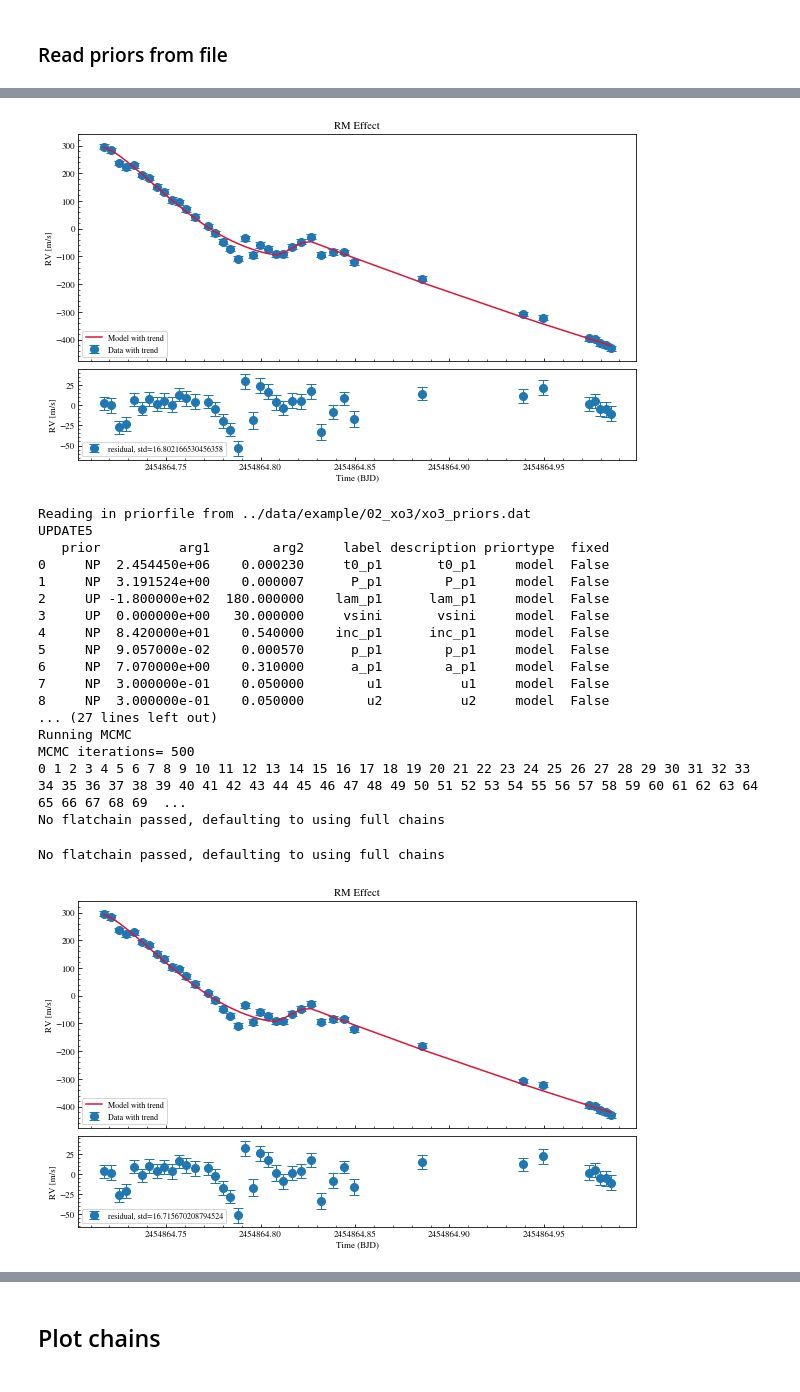
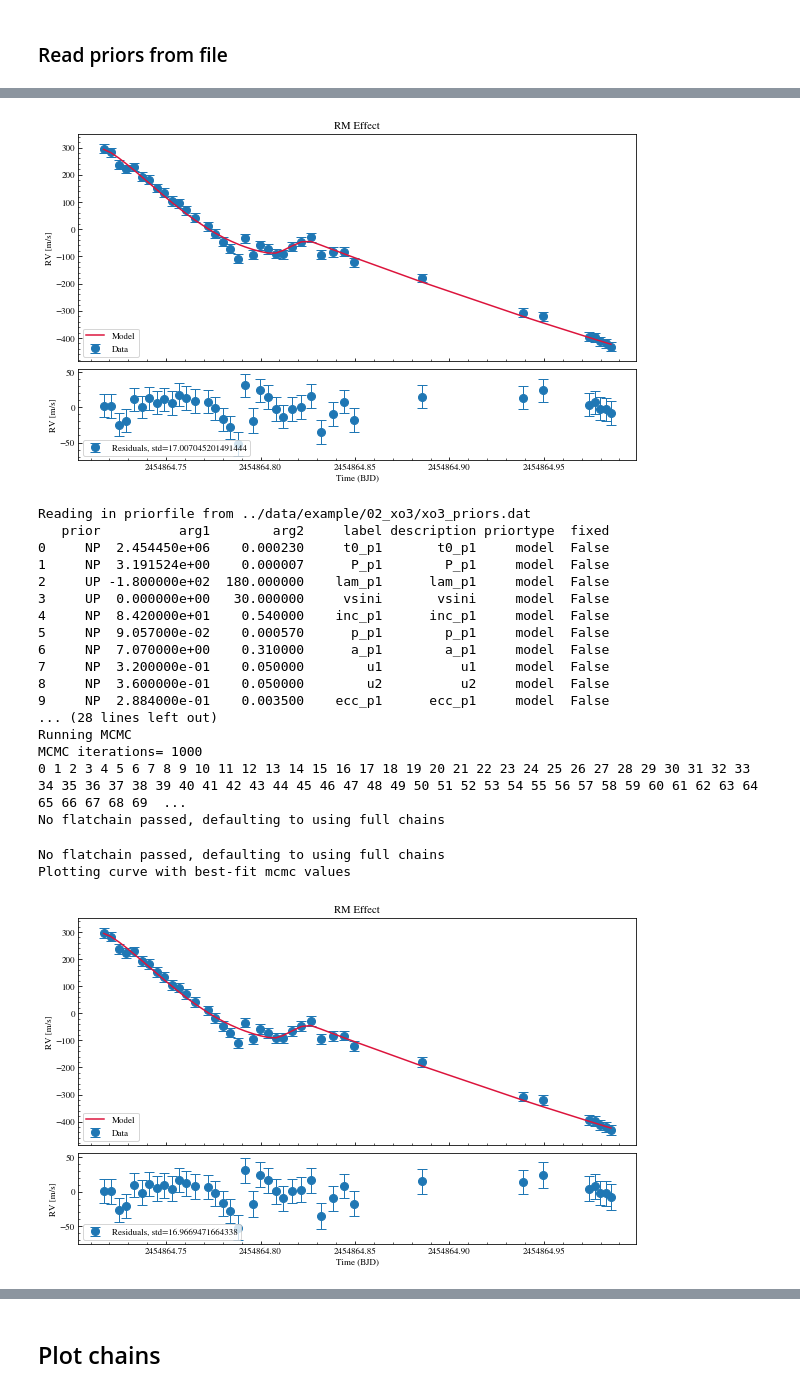
Before and after one commit to gummiks/rmfit, a Jupyter notebook: notebooks/02 - Example Data - XO-3b.ipynb, the cells around one changed output, grey strips where cells are left out. Saved outputs shown, nothing was run; the diff lists cells and outputs as text; code cells hidden in the pictures.

```diff
--- a/notebooks/02 - Example Data - XO-3b.ipynb
+++ b/notebooks/02 - Example Data - XO-3b.ipynb
@@ -104,16 +107,14 @@ Log priors 7.919584563544443
 # %%
-#
-TF.plot_lc(TF.min_pv)
+# plot best-fit
+TF.plot_fit(TF.min_pv)
 # %% [output]
-[figure, old version]
+[figure, new version]
 # %%
-f = '../data/example/02_xo3/xo3_priors.dat'
 L = rmfit.rmfit.LPFunction(df.bjd.values,df.rv.values,df.e_rv.values,f)
 TF = rmfit.rmfit.RMFit(L)
-TF.minimize_PyDE(mcmc=True,mc_iter=500)
+TF.minimize_PyDE(mcmc=True,mc_iter=1000)
 # %% [output]
 Reading in priorfile from ../data/example/02_xo3/xo3_priors.dat
-UPDATE5
    prior          arg1        arg2     label description priortype  fixed
 0     NP  2.454450e+06    0.000230     t0_p1       t0_p1     model  False
 1     NP  3.191524e+00    0.000007      P_p1        P_p1     model  False
@@ -122,19 +123,21 @@ UPDATE5
 4     NP  8.420000e+01    0.540000    inc_p1      inc_p1     model  False
 5     NP  9.057000e-02    0.000570      p_p1        p_p1     model  False
 6     NP  7.070000e+00    0.310000      a_p1        a_p1     model  False
-7     NP  3.000000e-01    0.050000        u1          u1     model  False
-8     NP  3.000000e-01    0.050000        u2          u2     model  False
-... (27 lines left out)
+7     NP  3.200000e-01    0.050000        u1          u1     model  False
+8     NP  3.600000e-01    0.050000        u2          u2     model  False
+9     NP  2.884000e-01    0.003500    ecc_p1      ecc_p1     model  False
+... (28 lines left out)
 Running MCMC
-MCMC iterations= 500
+MCMC iterations= 1000
 0 1 2 3 4 5 6 7 8 9 10 11 12 13 14 15 16 17 18 19 20 21 22 23 24 25 26 27 28 29 30 31 32 33 34 35 36 37 38 39 40 41 42 43 44 45 46 47 48 49 50 51 52 53 54 55 56 57 58 59 60 61 62 63 64 65 66 67 68 69  ...
 No flatchain passed, defaulting to using full chains
 # %%
 # Plot the MCMC fit
-TF.plot_lc_mcmc_fit()
+TF.plot_mcmc_fit()
 # %% [output]
 No flatchain passed, defaulting to using full chains
+Plotting curve with best-fit mcmc values
-[figure, old version]
+[figure, new version]
 # %%
 # The min values are recorded in the following attribute
 TF.min_pv_mcmc
```
Also changed, not shown: parts of 12 cells of this notebook, 8 other files.
